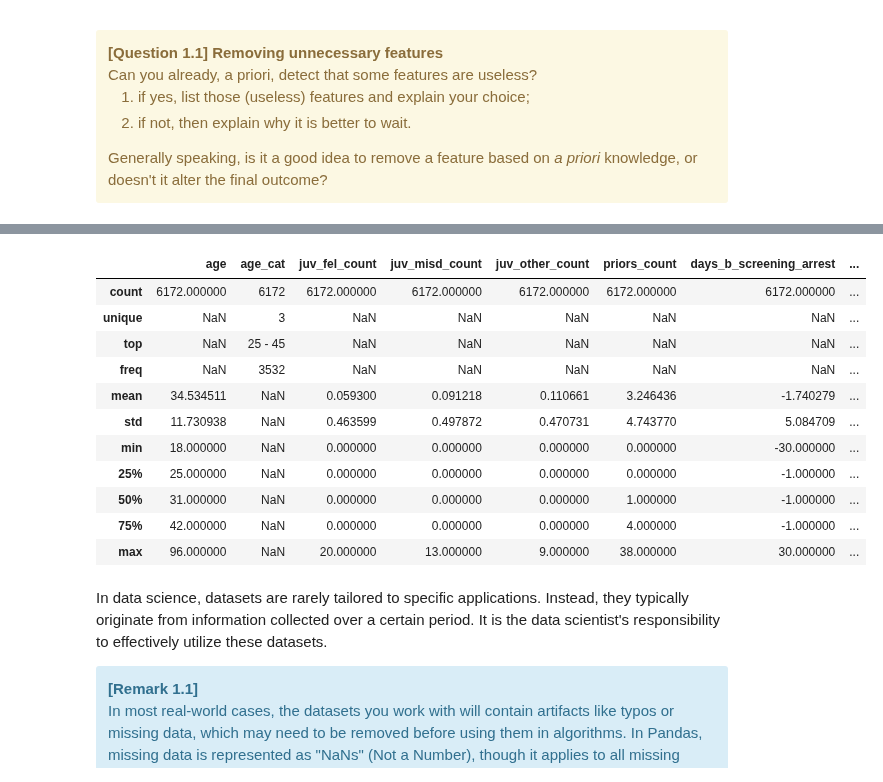
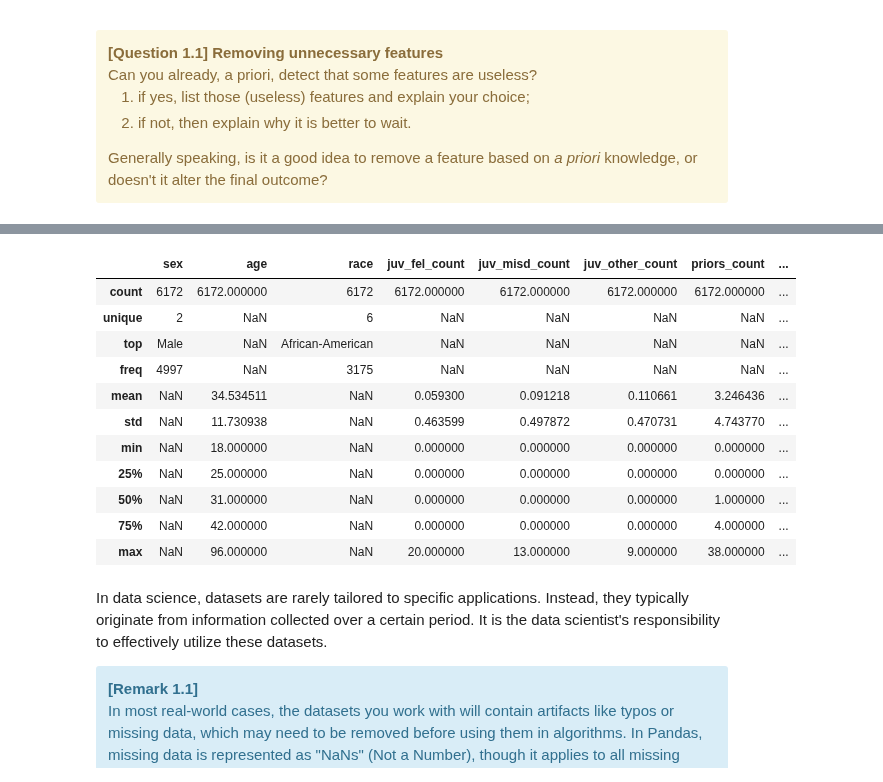
Before and after one commit to rbellens1/Hackaton, a Jupyter notebook: Hackathon3/H3-Clustering-Student.ipynb, the cells around one changed output, grey strips where cells are left out. Drawn from its saved outputs; the diff is of its cells as text; code cells hidden in the pictures.

```diff
--- a/Hackathon3/H3-Clustering-Student.ipynb
+++ b/Hackathon3/H3-Clustering-Student.ipynb
@@ -254,8 +254,8 @@ Can you already, a priori, detect that some features are useless?
 """
 CELL N°1.3.1 : CURATION OF THE DATASET
 
-@pre:  A pandas.DataFrame df containing the dataset
-@post: A pandas.DataFrame df containing the dataset without outliers and with necessary features only
+@pre:  A pandas.DataFrame `df` containing the dataset
+@post: A pandas.DataFrame `df` containing the dataset without outliers and with necessary features only
 """
 
 # We also provide some code to remove outliers.
@@ -271,20 +271,51 @@ df = df[
         df["c_charge_degree"] != "O"
     )  # These are simple traffic offenses, they will never be charged with jail.
 ]
-# Drop unnecessary columns based on a priori knowledge
 columns_to_drop = [
-    "name", "first", "last", "compas_screening_date", "dob",
-    "decile_score", "score_text", "type_of_assessment",
-    "v_type_of_assessment", "v_decile_score", "v_score_text",
-    "decile_score.1", "priors_count.1", "c_case_number",
-    "c_charge_desc", "r_case_number", "r_charge_degree",
-    "r_days_from_arrest", "r_offense_date", "r_charge_desc",
-    "r_jail_in", "r_jail_out", "violent_recid", "is_violent_recid",
-    "vr_case_number", "vr_charge_degree", "vr_offense_date",
-    "vr_charge_desc", "c_jail_in", "c_jail_out"
-]
+    "name",  # Non pertinent, purement nominal
+    "first",  # Nominal et non informatif
+    "last",  # Nominal et non informatif
+    "compas_screening_date",  # Non pertinent pour la prédiction
+    "dob",  # Date de naissance est redondante avec "age"
+    "age_cat",  # Déjà capturé dans "age" (plus précis numériquement)
+    "c_case_number",  # Non pertinent, identifiant de cas
+    "c_days_from_compas",  # Redondant avec d'autres variables temporelles
+    "c_charge_degree",  # Charge degree de l'infraction actuelle - non pertinent pour la prédiction
+    "c_charge_desc",  # Description de l'infraction - non pertinent pour la prédiction
 
-df = df.drop(columns=columns_to_drop, errors='ignore')
+    # Colonnes liées à la récidive
+    "r_case_number",  # Identifiant non pertinent
+    "r_offense_date",  # Déjà exclu pour éviter la fuite de données
+    "r_charge_degree",  # Charge degree for recidivism - direct recidivism information
+    "r_charge_desc",  # Description of recidivism charge - direct recidivism information
+    "r_jail_in",  # Jail entry date for recidivism - recidivism-related
+    "r_jail_out",  # Jail exit date for recidivism - recidivism-related
+    "r_days_from_arrest",  # Days from arrest to recidivism - directly related to recidivism event
+    "vr_case_number",  # Non pertinent
+    "vr_offense_date",  # Déjà exclu pour éviter la fuite de données
+    "vr_charge_degree",  # Charge degree for violent recidivism - direct information
+    "vr_charge_desc",  # Description of violent recidivism charge - direct information
+    "is_recid",  # Binary variable indicating rearrest - directly tells if recidivism happened (data leakage)
+    "is_violent_recid",  # Indicator if violent recidivism happened - data leakage
+    "violent_recid",  # Direct indication of violent recidivism (data leakage)
+
+    # Colonnes liées au score COMPAS
+    "type_of_assessment",  # Relié au score COMPAS
+    "decile_score",  # Prédiction faite par COMPAS => fuite de données
+    "decile_score.1",
+    "score_text",  # Prédiction faite par COMPAS => fuite de données
+    "v_type_of_assessment",  # Relié au score COMPAS
+    "v_decile_score",  # Prédiction faite par COMPAS => fuite de données
+    "v_score_text",  # Prédiction faite par COMPAS => fuite de données
+    "v_screening_date",  # Non pertinent
+    "screening_date",  # Non pertinent pour la prédiction
+    "priors_count.1",  # Redondant avec "priors_count"
+    ]
+
+
+df = df.drop(columns=columns_to_drop)
+
+
 # For reasons made explicit later, keep at least these columns.
 columns_to_keep = [
     "sex",
@@ -319,15 +350,15 @@ memory usage: 819.7+ KB
-|  | age | age_cat | juv_fel_count | juv_misd_count | juv_other_count | priors_count | days_b_screening_arrest | ... |
-| count | 6172.000000 | 6172 | 6172.000000 | 6172.000000 | 6172.000000 | 6172.000000 | 6172.000000 | ... |
-| unique | NaN | 3 | NaN | NaN | NaN | NaN | NaN | ... |
-| top | NaN | 25 - 45 | NaN | NaN | NaN | NaN | NaN | ... |
-| freq | NaN | 3532 | NaN | NaN | NaN | NaN | NaN | ... |
-| mean | 34.534511 | NaN | 0.059300 | 0.091218 | 0.110661 | 3.246436 | -1.740279 | ... |
-| std | 11.730938 | NaN | 0.463599 | 0.497872 | 0.470731 | 4.743770 | 5.084709 | ... |
-| min | 18.000000 | NaN | 0.000000 | 0.000000 | 0.000000 | 0.000000 | -30.000000 | ... |
-| 25% | 25.000000 | NaN | 0.000000 | 0.000000 | 0.000000 | 0.000000 | -1.000000 | ... |
-| 50% | 31.000000 | NaN | 0.000000 | 0.000000 | 0.000000 | 1.000000 | -1.000000 | ... |
-| 75% | 42.000000 | NaN | 0.000000 | 0.000000 | 0.000000 | 4.000000 | -1.000000 | ... |
-| max | 96.000000 | NaN | 20.000000 | 13.000000 | 9.000000 | 38.000000 | 30.000000 | ... |
+|  | sex | age | race | juv_fel_count | juv_misd_count | juv_other_count | priors_count | ... |
+| count | 6172 | 6172.000000 | 6172 | 6172.000000 | 6172.000000 | 6172.000000 | 6172.000000 | ... |
+| unique | 2 | NaN | 6 | NaN | NaN | NaN | NaN | ... |
+| top | Male | NaN | African-American | NaN | NaN | NaN | NaN | ... |
+| freq | 4997 | NaN | 3175 | NaN | NaN | NaN | NaN | ... |
+| mean | NaN | 34.534511 | NaN | 0.059300 | 0.091218 | 0.110661 | 3.246436 | ... |
+| std | NaN | 11.730938 | NaN | 0.463599 | 0.497872 | 0.470731 | 4.743770 | ... |
+| min | NaN | 18.000000 | NaN | 0.000000 | 0.000000 | 0.000000 | 0.000000 | ... |
+| 25% | NaN | 25.000000 | NaN | 0.000000 | 0.000000 | 0.000000 | 0.000000 | ... |
+| 50% | NaN | 31.000000 | NaN | 0.000000 | 0.000000 | 0.000000 | 1.000000 | ... |
+| 75% | NaN | 42.000000 | NaN | 0.000000 | 0.000000 | 0.000000 | 4.000000 | ... |
+| max | NaN | 96.000000 | NaN | 20.000000 | 13.000000 | 9.000000 | 38.000000 | ... |
 # %% [markdown]
 In data science, datasets are rarely tailored to specific applications. Instead, they typically originate from information collected over a certain period. It is the data scientist's responsibility to effectively utilize these datasets.
 
```
Also changed, not shown: parts of 7 cells of this notebook.
